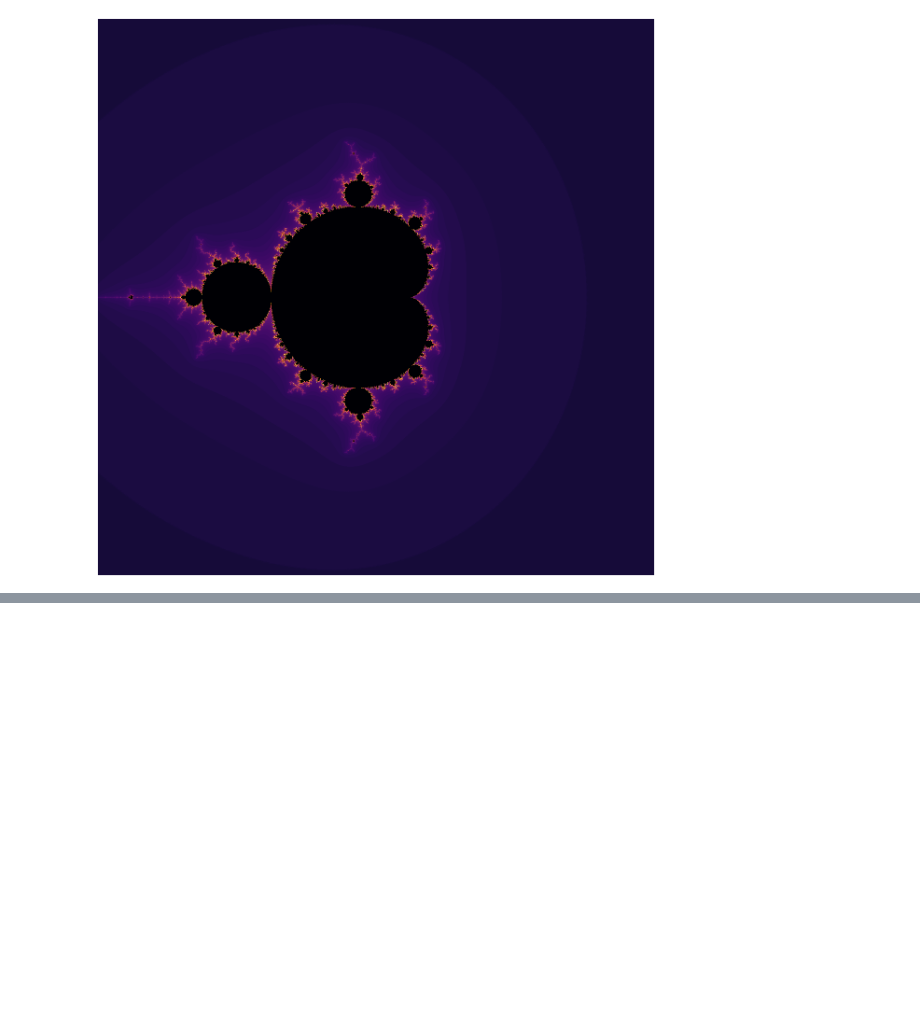
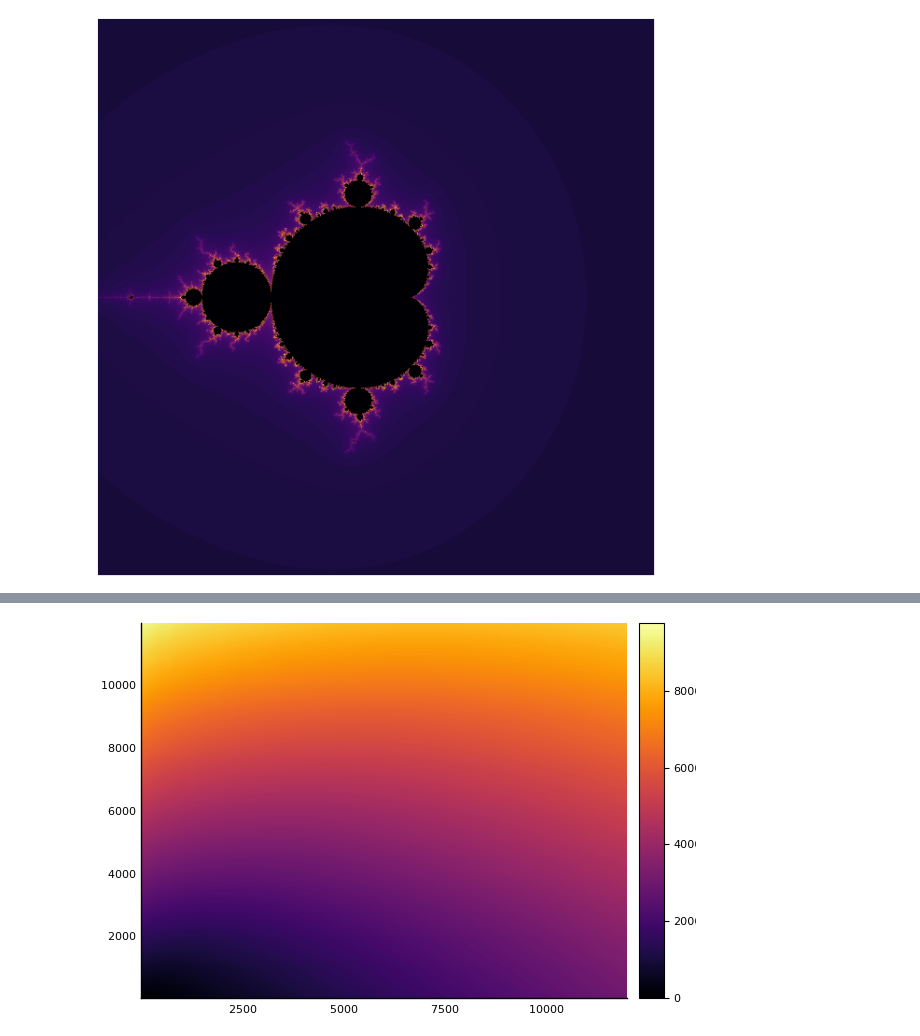
Before and after one commit to Stevellen/odds-and-ends, a Jupyter notebook: Mandelbrot_Julia.ipynb, the cells around one changed output, grey strips where cells are left out. Saved outputs shown, nothing was run; the diff lists cells and outputs as text; code cells hidden in the pictures; blank space fills up the shorter version.

```diff
--- a/Mandelbrot_Julia.ipynb
+++ b/Mandelbrot_Julia.ipynb
@@ -62,0 +139,8 @@ heatmap(
+# %%
+v1=rand(12000);
+v2=randn(11950);
+mat, px, py = dynamic_time_warping(v1,v2);
+# %%
+heatmap(1:size(v1)[1], 1:size(v2)[1], mat')
+# %% [output]
+[figure, added]
```
Also changed, not shown: parts of 6 cells of this notebook, 1 other file.
